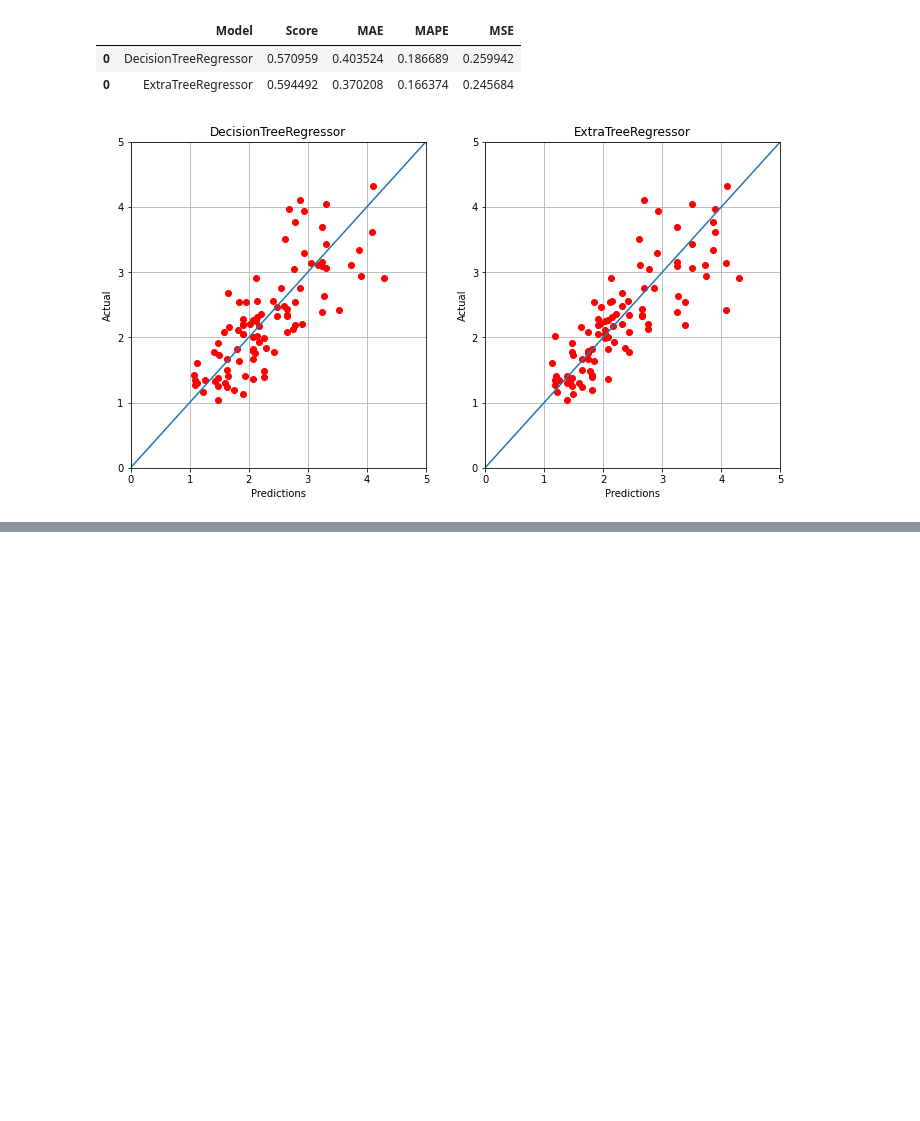
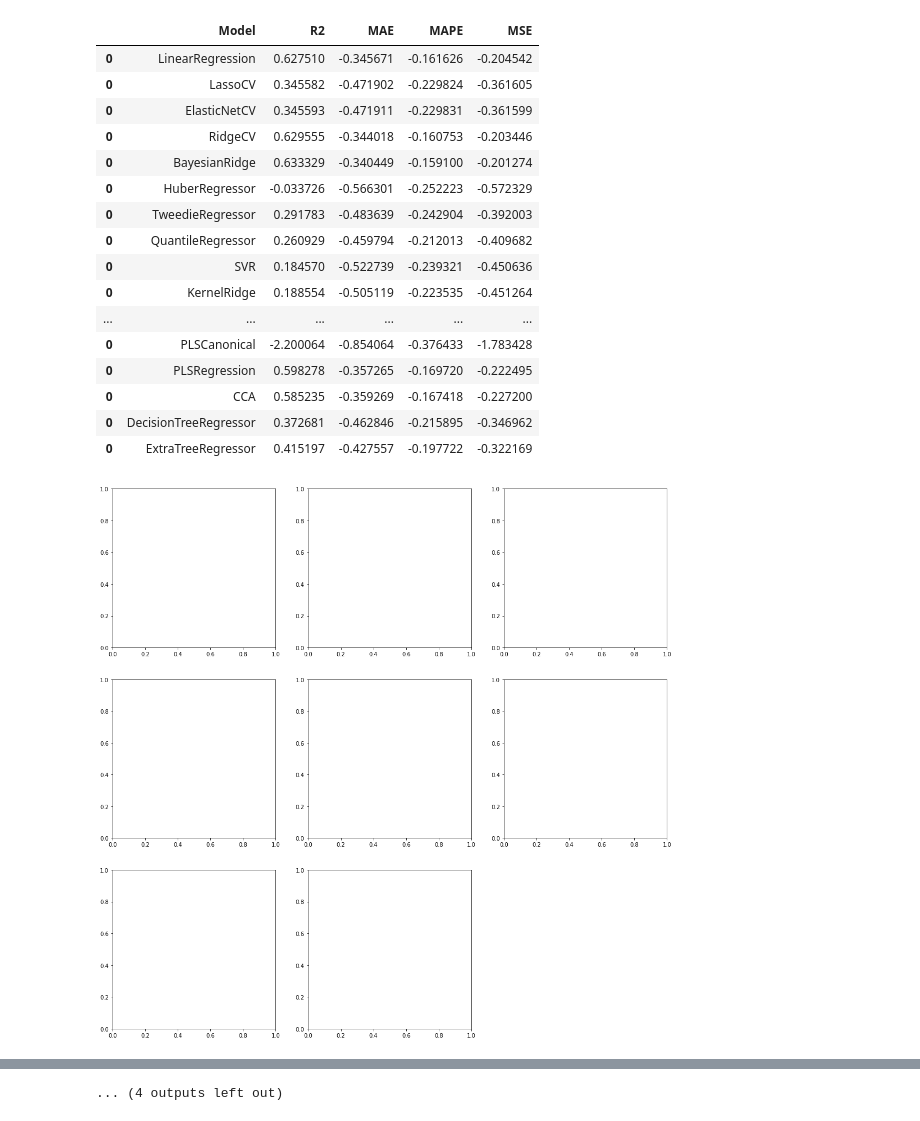
Before and after one commit to marco-luzzara/boardgame-complexity-predictor, a Jupyter notebook: src/predict.ipynb, the cells around one changed output, grey strips where cells are left out. Cells and saved outputs as stored; diff of their text form; code cells hidden in the pictures; blank space fills up the shorter version.

Commit message:
model scores are more general thanks to a randomized cross validation process

```diff
--- a/src/predict.ipynb
+++ b/src/predict.ipynb
@@ -90,6 +92,7 @@ def create_header(text: str):
 import numpy as np
 from sklearn import linear_model, svm, kernel_ridge, neighbors, \
     gaussian_process, cross_decomposition, tree
+from sklearn.model_selection import cross_validate, ShuffleSplit
 from sklearn.metrics import r2_score, mean_squared_error, mean_absolute_error, mean_absolute_percentage_error
 
 models = {
@@ -124,34 +127,35 @@ models = {
     ]
 }
 
-results = pd.DataFrame(columns=['Model', 'Score', 'MAE', 'MAPE', 'MSE'])
-kfold = KFold(4)
+results = pd.DataFrame(columns=['Model', 'R2', 'MAE', 'MAPE', 'MSE'])
+cv_scorings = ['r2', 'neg_mean_absolute_error', 'neg_mean_absolute_percentage_error', 'neg_mean_squared_error']
+splitter = ShuffleSplit(n_splits=5, test_size=0.25, random_state=0)
 for i_category, item in enumerate(models.items()):
     create_header(item[0])
     fig, ax = create_containing_plot(i_category, item[1])
     for i_m, model in enumerate(item[1]):
-        # with cross_validate or cross_val_score the time and memory needed would have been higher
-        best_cv_estimator, best_cv_score, best_cv_predictions, best_cv_test_y = None, None, None, None
-        for split_dataset in get_train_test_from_cv(kfold, df_features):
-            estimator = model.instance.fit(split_dataset.train.x, split_dataset.train.y)
-            predictions = model.instance.predict(split_dataset.test.x)
-            score = r2_score(split_dataset.test.y, predictions)
+        # we can use return_estimator=True if we want to return all the fitted estimators from cross validation
+        cv_results = cross_validate(model.instance,
+                                    df_features.iloc[:, 1:],
+                                    df_features.iloc[:, 0],
+                                    cv = splitter,
+                                    scoring = cv_scorings)
 
-            if best_cv_score is None or best_cv_score < score:
-                best_cv_estimator = estimator
-                best_cv_score = score
-                best_cv_predictions = predictions
-                best_cv_test_y = split_dataset.test.y
+        r2 = np.mean(cv_results['test_r2'])
+        mae = np.mean(cv_results['test_neg_mean_absolute_error'])
+        mape = np.mean(cv_results['test_neg_mean_absolute_percentage_error'])
+        mse = np.mean(cv_results['test_neg_mean_squared_error'])
 
         results = pd.concat([results, pd.DataFrame([
             {
-                'Model': model.name, 'Score': best_cv_score,
-                'MAE': mean_absolute_error(best_cv_test_y, best_cv_predictions),
-                'MAPE': mean_absolute_percentage_error(best_cv_test_y, best_cv_predictions),
-                'MSE': mean_squared_error(best_cv_test_y, best_cv_predictions)
+                'Model': model.name,
+                'R2': r2,
+                'MAE': mae,
+                'MAPE': mape,
+                'MSE': mse
             }
             ])])
-        decorate_subplot(i_category, ax, i_m, model.name, best_cv_test_y, best_cv_predictions)
+        #decorate_subplot(i_category, ax, i_m, model.name, best_cv_test_y, best_cv_predictions)
 
 results
 # %% [output]
@@ -159,4 +186,18 @@ results
-|  | Model | Score | MAE | MAPE | MSE |
-| 0 | DecisionTreeRegressor | 0.570959 | 0.403524 | 0.186689 | 0.259942 |
-| 0 | ExtraTreeRegressor | 0.594492 | 0.370208 | 0.166374 | 0.245684 |
+|  | Model | R2 | MAE | MAPE | MSE |
+| 0 | LinearRegression | 0.627510 | -0.345671 | -0.161626 | -0.204542 |
+| 0 | LassoCV | 0.345582 | -0.471902 | -0.229824 | -0.361605 |
+| 0 | ElasticNetCV | 0.345593 | -0.471911 | -0.229831 | -0.361599 |
+| 0 | RidgeCV | 0.629555 | -0.344018 | -0.160753 | -0.203446 |
+| 0 | BayesianRidge | 0.633329 | -0.340449 | -0.159100 | -0.201274 |
+| 0 | HuberRegressor | -0.033726 | -0.566301 | -0.252223 | -0.572329 |
+| 0 | TweedieRegressor | 0.291783 | -0.483639 | -0.242904 | -0.392003 |
+| 0 | QuantileRegressor | 0.260929 | -0.459794 | -0.212013 | -0.409682 |
+| 0 | SVR | 0.184570 | -0.522739 | -0.239321 | -0.450636 |
+| 0 | KernelRidge | 0.188554 | -0.505119 | -0.223535 | -0.451264 |
+| ... | ... | ... | ... | ... | ... |
+| 0 | PLSCanonical | -2.200064 | -0.854064 | -0.376433 | -1.783428 |
+| 0 | PLSRegression | 0.598278 | -0.357265 | -0.169720 | -0.222495 |
+| 0 | CCA | 0.585235 | -0.359269 | -0.167418 | -0.227200 |
+| 0 | DecisionTreeRegressor | 0.372681 | -0.462846 | -0.215895 | -0.346962 |
+| 0 | ExtraTreeRegressor | 0.415197 | -0.427557 | -0.197722 | -0.322169 |
-[figure, old version]
+[figure, new version]
@@ -162,0 +206 @@ results
+... (4 outputs left out)
```
Also changed, not shown: parts of 3 cells of this notebook.
